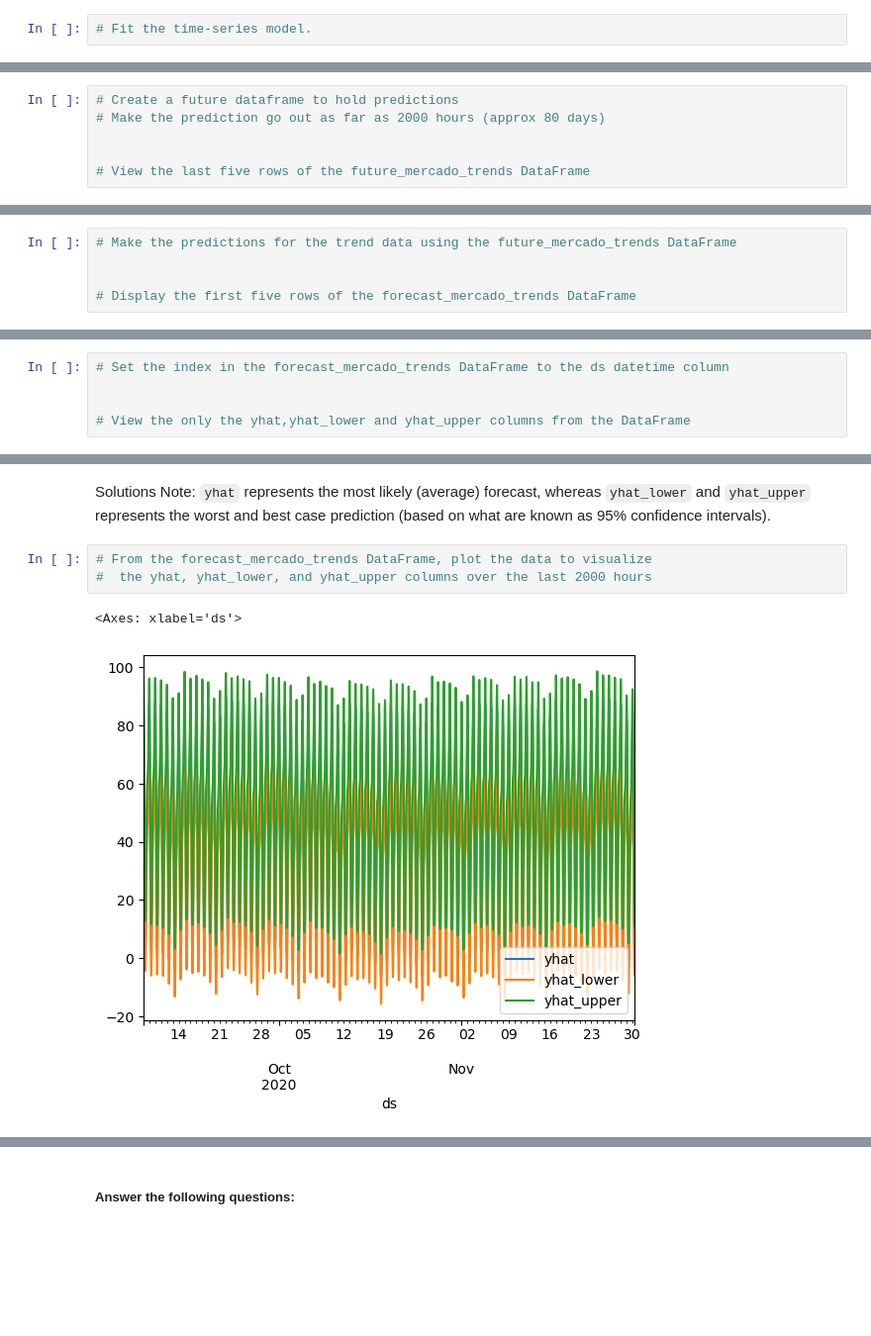
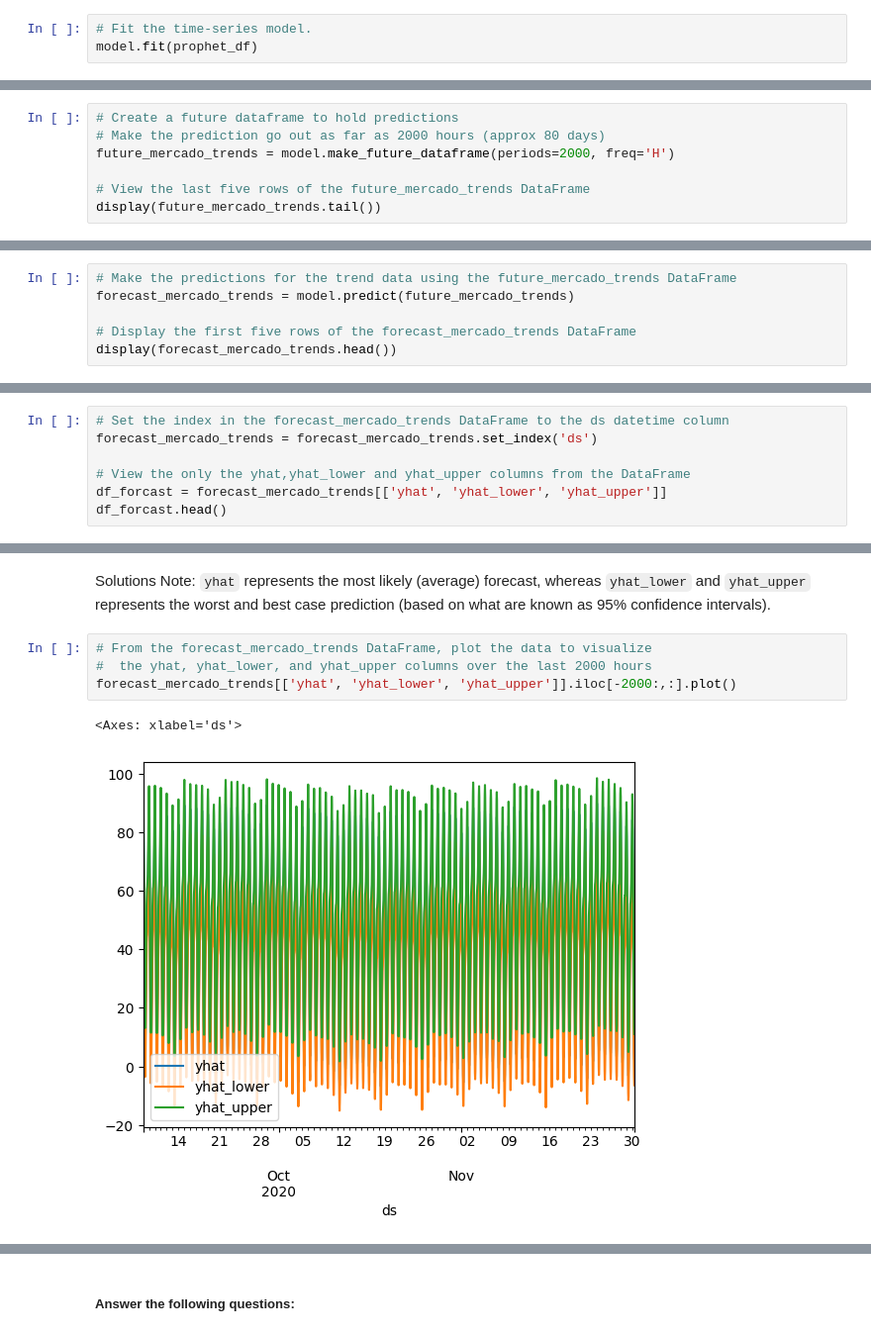
Before and after one commit to lordegraves/prophet-challenge, a Jupyter notebook: M8_Starter_Code/forecasting_net_prophet.ipynb, the cells around one changed output, grey strips where cells are left out. Shown: that part at 99% size. Cells and saved outputs as stored; diff of their text form; blank space fills up the shorter version.

```diff
--- a/M8_Starter_Code/forecasting_net_prophet.ipynb
+++ b/M8_Starter_Code/forecasting_net_prophet.ipynb
@@ -424,3 +423,4 @@ prophet_df
 # %%
 # Fit the time-series model.
+model.fit(prophet_df)
 # %% [output]
@@ -430,9 +430,10 @@ prophet_df
 # %%
 # Create a future dataframe to hold predictions
 # Make the prediction go out as far as 2000 hours (approx 80 days)
-
+future_mercado_trends = model.make_future_dataframe(periods=2000, freq='H')
 
 # View the last five rows of the future_mercado_trends DataFrame
+display(future_mercado_trends.tail())
 # %% [output]
 |  | ds |
 | 39101 | 2020-11-30 04:00:00 |
@@ -442,8 +443,9 @@ prophet_df
 | 39105 | 2020-11-30 08:00:00 |
 # %%
 # Make the predictions for the trend data using the future_mercado_trends DataFrame
-
+forecast_mercado_trends = model.predict(future_mercado_trends)
 
 # Display the first five rows of the forecast_mercado_trends DataFrame
+display(forecast_mercado_trends.head())
 # %% [output]
 |  | ds | trend | yhat_lower | yhat_upper | trend_lower | trend_upper | additive_terms | ... |
@@ -476,9 +479,11 @@ prophet_df
 * What's the lowest point for search traffic in the calendar year?
 # %%
 # Set the index in the forecast_mercado_trends DataFrame to the ds datetime column
-
+forecast_mercado_trends = forecast_mercado_trends.set_index('ds')
 
 # View the only the yhat,yhat_lower and yhat_upper columns from the DataFrame
+df_forcast = forecast_mercado_trends[['yhat', 'yhat_lower', 'yhat_upper']]
+df_forcast.head()
 # %% [output]
 |  | yhat | yhat_lower | yhat_upper |
 | ds |  |  |  |
@@ -492,8 +497,9 @@ Solutions Note: `yhat` represents the most likely (average) forecast, whereas `y
 # %%
 # From the forecast_mercado_trends DataFrame, plot the data to visualize
 #  the yhat, yhat_lower, and yhat_upper columns over the last 2000 hours
+forecast_mercado_trends[['yhat', 'yhat_lower', 'yhat_upper']].iloc[-2000:,:].plot()
 # %% [output]
 <Axes: xlabel='ds'>
-[figure, old version]
+[figure, new version]
 # %%
 # Reset the index in the forecast_mercado_trends DataFrame
```
Also changed, not shown: parts of 10 cells of this notebook.
